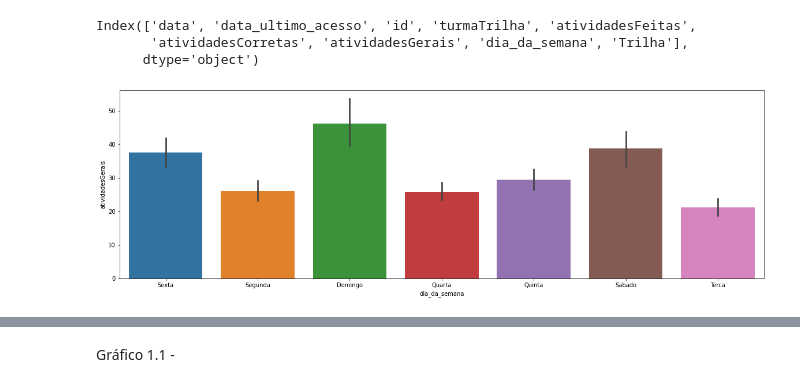
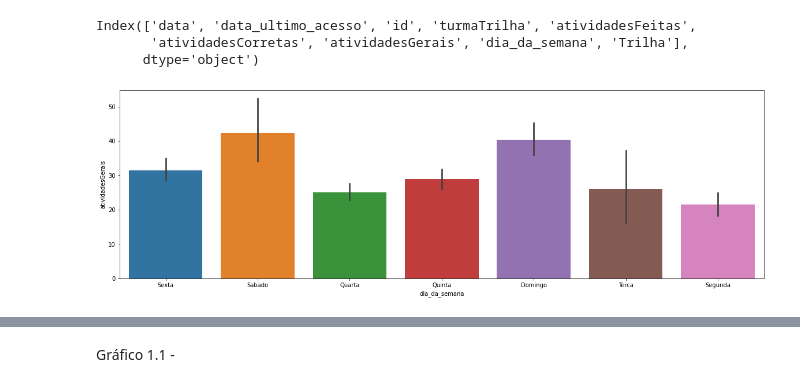
Before and after one commit to marcelopaludetto/aulao-datascience, a Jupyter notebook: aulaoDataScience_atualizado.ipynb, the cells around one changed output, grey strips where cells are left out. Cells and saved outputs as stored; diff of their text form; code cells hidden in the pictures.

```diff
--- a/aulaoDataScience_atualizado.ipynb
+++ b/aulaoDataScience_atualizado.ipynb
@@ -260,5 +260,5 @@ Na 24 semana, o número de estudantes ativos no Edutech é de 3797
 # %%
-for i in range(24):
+for i in range(26):
   print('Na semana {} tivemos {} % de estudantes ativos.'.format(i+1,(dados[i][dados[i]['atividadesGerais'].notnull()].data.count()/dados[i].data.count()*100).round(2)))
 # %% [output]
 Na semana 1 tivemos 9.42 % de estudantes ativos.
@@ -293,10 +295,10 @@ dados[23]['turmaTrilha'][40][0:2]
 # %%
-for i in range(24):
+for i in range(26):
   dados[i].turmaTrilha.replace('\xa0','')
 # %% [markdown]
 crtl + shift + L
 # %%
-for j in range(24):
+for j in range(26):
   dados[j]['Trilha'] = 0
   for i in range(dados[j].data.count()):
     if len(dados[j]['turmaTrilha'][i]) == 7:
@@ -333,9 +351,9 @@ Name: Trilha, dtype: int64
 # Analisando o número de atividades feitas por semana
 # %%
 alunosAtivosDaSemana = [];
-for i in range(24):
+for i in range(26):
   alunosAtivosDaSemana.append(dados[i].query("atividadesGerais > 0"))
 
 
-alunosAtivosDaSemana[1]
+alunosAtivosDaSemana[1].id.count()
 # %% [output]
@@ -411,7 +463,7 @@ Index(['data', 'data_ultimo_acesso', 'id', 'turmaTrilha', 'atividadesFeitas',
        'atividadesCorretas', 'atividadesGerais', 'dia_da_semana', 'Trilha'],
       dtype='object')
 # %%
-fig = sns.barplot(x='dia_da_semana',y='atividadesGerais',data=alunosAtivosDaSemana[22])
+fig = sns.barplot(x='dia_da_semana',y='atividadesGerais',data=alunosAtivosDaSemana[25])
 fig.figure.set_size_inches(20,6)
 # %% [output]
-[figure, old version]
+[figure, new version]
```
Also changed, not shown: parts of 29 cells of this notebook.
